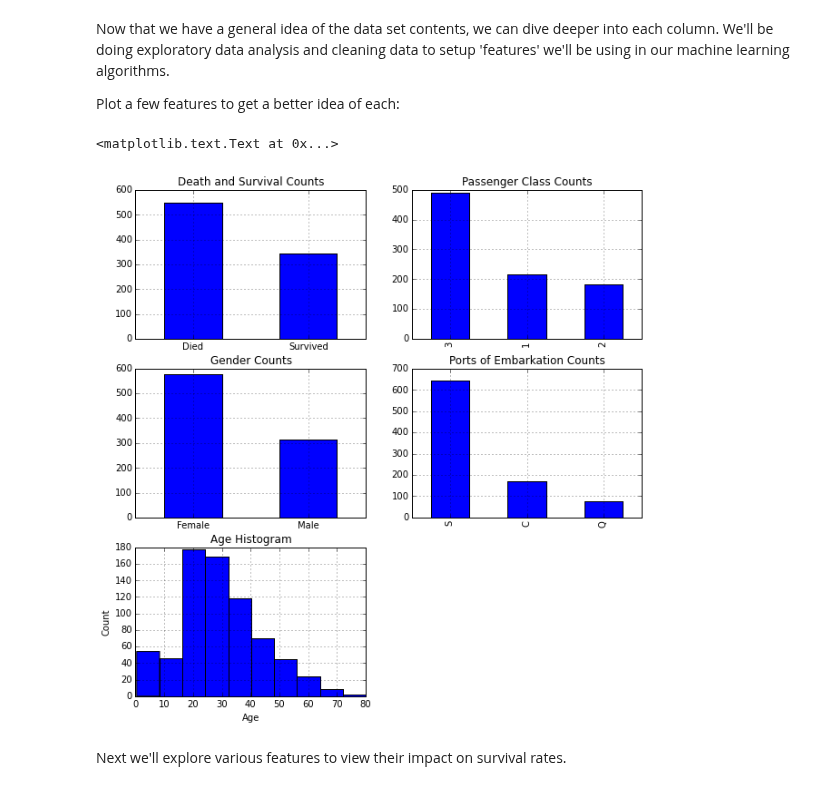
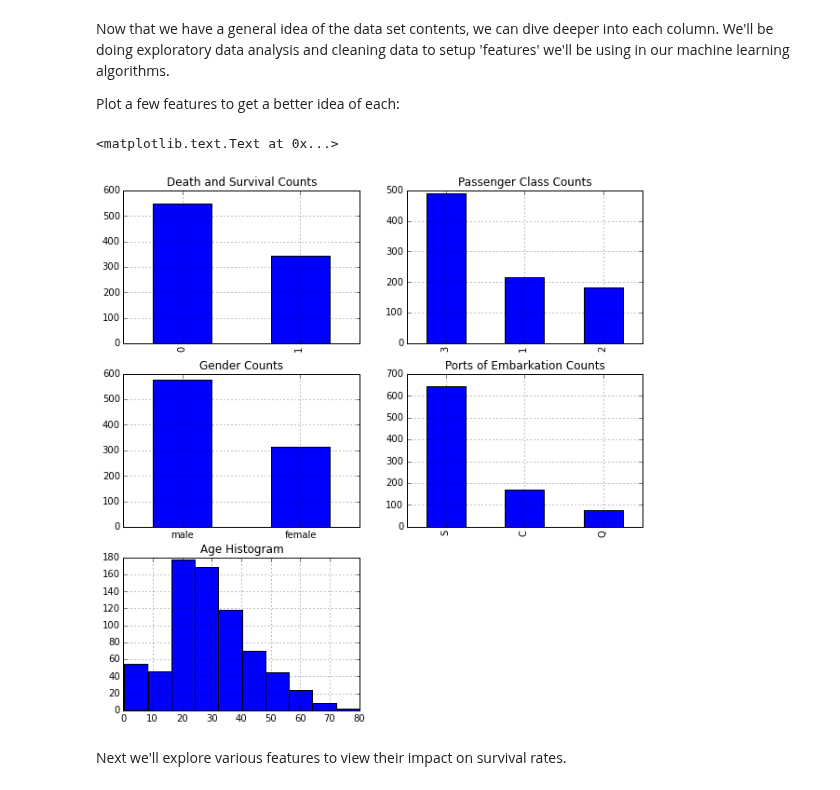
Before and after one commit to donnemartin/data-science-ipython-notebooks, a Jupyter notebook: kaggle/titanic.ipynb, the cells around one changed output. Saved outputs shown, nothing was run; the diff lists cells and outputs as text; code cells hidden in the pictures.

Commit message:
Cleaned up code, charts, and descriptions in various sections.

```diff
--- a/kaggle/titanic.ipynb
+++ b/kaggle/titanic.ipynb
@@ -95,8 +95,14 @@ import pandas as pd
 import numpy as np
 import pylab as plt
 
-# Set the global default size of our matplotlib figures
+# Set the global default size of matplotlib figures
 plt.rc('figure', figsize=(10, 5))
+
+# Size of matplotlib figures that contain subplots
+fizsize_with_subplots = (10, 10)
+
+# Size of matplotlib histogram bins
+bin_size = 10
 # %% [markdown]
 ## Explore the Data
 # %% [markdown]
@@ -179,35 +185,37 @@ Now that we have a general idea of the data set contents, we can dive deeper int
 Plot a few features to get a better idea of each:
 # %%
 # Set up a grid of plots
-fig = plt.figure(figsize=(10, 10))
+fig = plt.figure(figsize=fizsize_with_subplots)
+fig_dims = (3, 2)
 
 # Plot death and survival counts
-ax0 = plt.subplot2grid((3, 2), (0, 0))
-df['Survived'].value_counts().plot(kind='bar', title='Death and Survival Counts')
-plt.xticks((0, 1), ('Died', 'Survived'), rotation=0)
+plt.subplot2grid(fig_dims, (0, 0))
+df['Survived'].value_counts().plot(kind='bar',
+                                   title='Death and Survival Counts')
 
 # Plot Pclass counts
-ax1 = plt.subplot2grid((3, 2), (0, 1))
-df['Pclass'].value_counts().plot(kind='bar', title='Passenger Class Counts')
+plt.subplot2grid(fig_dims, (0, 1))
+df['Pclass'].value_counts().plot(kind='bar',
+                                 title='Passenger Class Counts')
 
 # Plot Sex counts
-ax2 = plt.subplot2grid((3, 2), (1, 0))
-df['Sex'].value_counts().plot(kind='bar', title='Gender Counts')
-plt.xticks((0, 1), ('Female', 'Male'), rotation=0)
+plt.subplot2grid(fig_dims, (1, 0))
+df['Sex'].value_counts().plot(kind='bar',
+                              title='Gender Counts')
+plt.xticks(rotation=0)
 
 # Plot Embarked counts
-ax3 = plt.subplot2grid((3, 2), (1, 1))
-df['Embarked'].value_counts().plot(kind='bar', title='Ports of Embarkation Counts')
+plt.subplot2grid(fig_dims, (1, 1))
+df['Embarked'].value_counts().plot(kind='bar',
+                                   title='Ports of Embarkation Counts')
 
 # Plot the Age histogram
-ax4 = plt.subplot2grid((3, 2), (2, 0))
+plt.subplot2grid(fig_dims, (2, 0))
 df['Age'].hist()
 plt.title('Age Histogram')
-plt.xlabel('Age')
-plt.ylabel('Count')
 # %% [output]
 <matplotlib.text.Text at 0x...>
-[figure, old version]
+[figure, new version]
 # %% [markdown]
 Next we'll explore various features to view their impact on survival rates.
 # %% [markdown]
```
Also changed, not shown: parts of 16 cells of this notebook.
